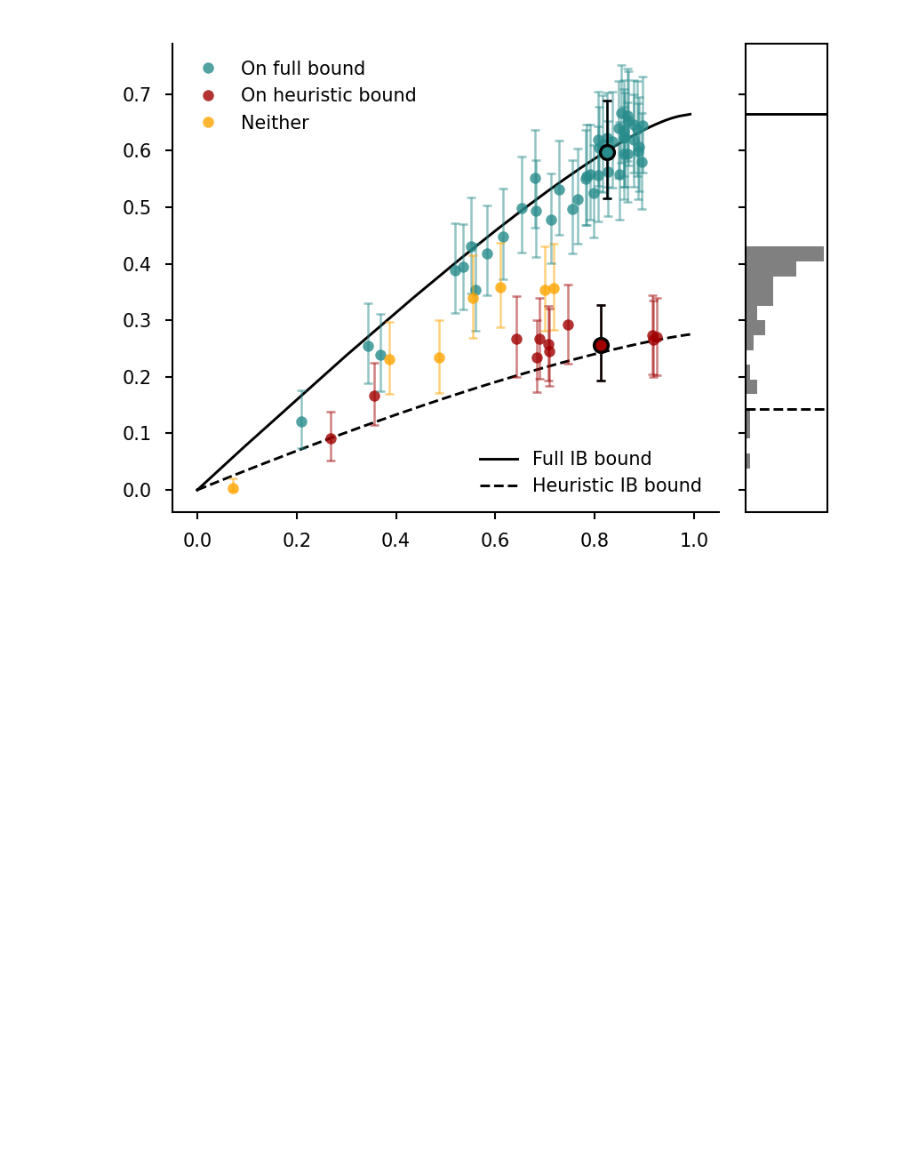
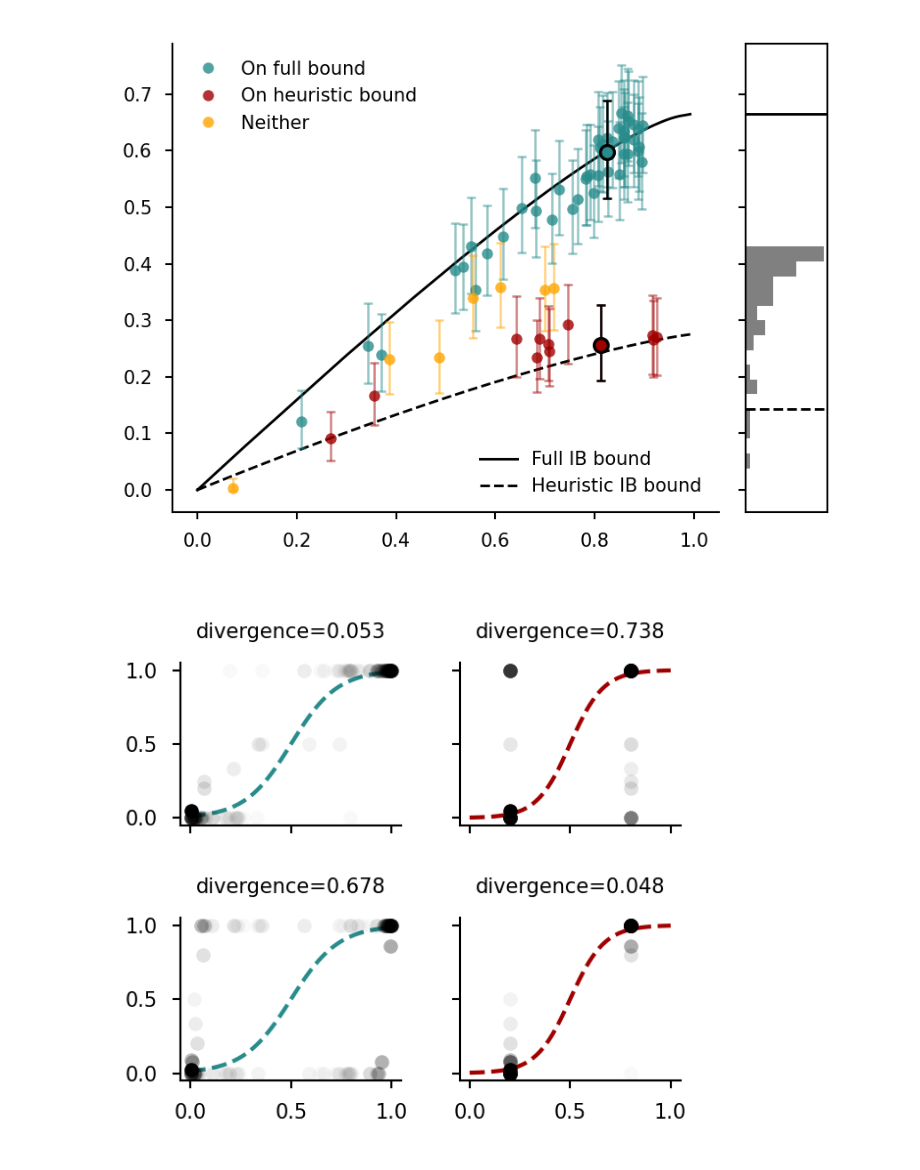
Before and after one commit to jacobaparker/human-inference-IB, a Jupyter notebook: main_analyses_figures.ipynb, the cells around one changed output. Saved outputs shown, nothing was run; the diff lists cells and outputs as text; code cells hidden in the pictures; blank space fills up the shorter version.

Commit message:
additional work on beads

```diff
--- a/main_analyses_figures.ipynb
+++ b/main_analyses_figures.ipynb
@@ -24,7 +24,7 @@ beads_datadir = "./Data/beads/"
 horses_datadir = "./Data/horses/"
 
 # number of threads for parallelized analyses
-N_threads = 14
+N_threads = 22
 
 
 ### parameters governing analyses ###
@@ -38,6 +38,10 @@ wsize = 7
 
 # limit for the number of iterations for the IB algorithm
 IB_iterlimit = 100000
+N_b_ib = 1000 # number of beta points to sample for the standard IB algorithm
+max_b_ib = 50 # maximum beta value to sample for the standard IB algorithm
+N_b_softmax = 10000 # number of betastar points to sample for the softmax solution
+max_b_softmax = 50 # maximum betastar value to sample for the softmax solution
 
 
 ### fixed parameters for the generative structure of the experiments ###
@@ -341,13 +366,21 @@ IB-analyses of human behavior on the bead-prediction experiment
 # compute empirical IB bound for the fully optimal strategy
 beads_Xset = utils.get_beads_Xset(wsize)
 p_XgY = utils.P_beads_g_jar(beads_Xset,E,H)
-emp_bound_opt_beads = utils.get_IB_bound_emp(beads_emp, beads_Xset, jars_emp, p_XgY, p_Y, iterlimit=IB_iterlimit, N_threads=N_threads)
+emp_bound_opt_beads = utils.get_IB_bound_emp(beads_emp, beads_Xset, jars_emp, p_XgY, p_Y, N_b=N_b_ib, max_b=max_b_ib, iterlimit=IB_iterlimit, N_threads=N_threads)
 
 # compute empirical IB bound for the one-back heuristic strategy
 beads_Xset_1b = utils.get_beads_Xset(wsize=1)
 beads_emp_1b, jars_emp_1b = utils.getXY_beads(beads_emp_raw, jars_emp_raw, wsize=1)
 p_XgY_1b = utils.P_beads_g_jar(beads_Xset_1b,E,H)
-emp_bound_heur_beads = utils.get_IB_bound_emp(beads_emp_1b, beads_Xset_1b, jars_emp_1b, p_XgY_1b, p_Y, iterlimit=IB_iterlimit, N_threads=N_threads)
+emp_bound_heur_beads = utils.get_IB_bound_emp(beads_emp_1b, beads_Xset_1b, jars_emp_1b, p_XgY_1b, p_Y, N_b=N_b_ib, max_b=max_b_ib, iterlimit=IB_iterlimit, N_threads=N_threads)
+
+# compute empirical softmax curve for the fully optimal strategy
+p_YgX = utils.P_jar_g_beads(beads_emp,E,H,p_Y)
+emp_softmax_curve_opt_beads = utils.get_softmax_IB_curve_emp(beads_emp,jars_emp,p_YgX,N_b=N_b_softmax,max_b=max_b_softmax)
+
+# compute empirical softmax curve for the one-back heuristic strategy
+p_YgX_1b = utils.P_jar_g_beads(beads_emp_1b,E,H,p_Y)
+emp_softmax_curve_heur_beads = utils.get_softmax_IB_curve_emp(beads_emp_1b,jars_emp_1b,p_YgX_1b,N_b=N_b_softmax,max_b=max_b_softmax)
 # %% [markdown]
 ### Compute IB measures for each run for each participant
 And compute CI of $I(R;Y)$
@@ -491,24 +524,36 @@ savefig(fig, 'Figure3/figure3_beads_IBplot')
 [figure]
 # %%
 choicedf_beads = pd.read_csv(beads_datadir + 'sj-psychometric-data.csv')
+postdf_beads = pd.read_csv(beads_datadir + 'strat-post-probs.csv')
 
 fig, axs = plt.subplots(2,2, figsize=(2.25,2), dpi=300)
 
 strats = ['fully-optimal','1-back']
 strat_colors = {
     'fully-optimal': optcolor,
     '1-back': heurcolor
 }
 strat_bounds = {
-    'fully-optimal': emp_bound_opt_beads,
-    '1-back': emp_bound_heur_beads
+    'fully-optimal': emp_softmax_curve_opt_beads,
+    '1-back': emp_softmax_curve_heur_beads
 }
 conds1 = (choicedf_beads['run']==2)
 conds2 = (ibdf_beads['run']==2)
 
-for ii, sj in highlighted_sjs:
+for ii, sj in enumerate(highlighted_sjs):
     sjconds1 = conds1 & (choicedf_beads['subject_index'] == sj)
     sjconds2 = conds2 & (ibdf_beads['subject_index'] == sj)
     for jj, strat in enumerate(strats):
-        utils.get_IB_predicted_psychometric_plot(ibdf_beads.loc[sjconds2,'Ixr'].values[0],strat_bounds[strat],strat_colors[strat],axs[jj,ii])
-        utils.get_empirical_psychometric_plot
+        utils.get_IB_predicted_psychometric_plot(ibdf_beads.loc[sjconds2,'Ixr'].values[0],strat_bounds[strat],strat_colors[strat],axs[ii,jj])
+        utils.get_sj_psychometric_plot(choicedf_beads.loc[sjconds1], postdf_beads.loc[postdf_beads['strategy']==strat], axs[ii,jj])
+        dkl = utils.get_psychometric_DKL(choicedf_beads.loc[sjconds1], postdf_beads.loc[postdf_beads['strategy']==strat],ibdf_beads.loc[sjconds2,'Ixr'].values[0],strat_bounds[strat])
+        format_axis(axs[ii,jj])
+        axs[ii,jj].set_title(f'divergence={dkl:.3f}', fontsize=5)
+        if ii == 0:
+            axs[ii,jj].set_xticklabels([])
+        if jj == 1:
+            axs[ii,jj].set_yticklabels([])
+plt.tight_layout()
+savefig(fig, 'Figure3/figure3_beads_PMFs')
+# %% [output]
+[figure, added]
```
Also changed, not shown: parts of 3 cells of this notebook, 4 other files.
